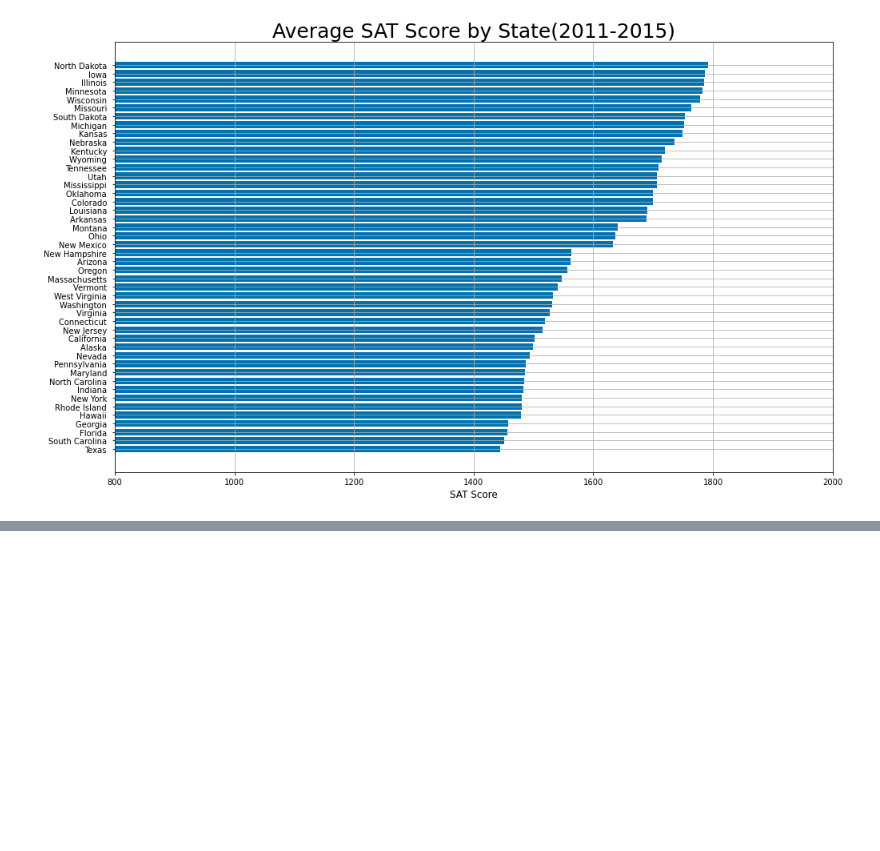
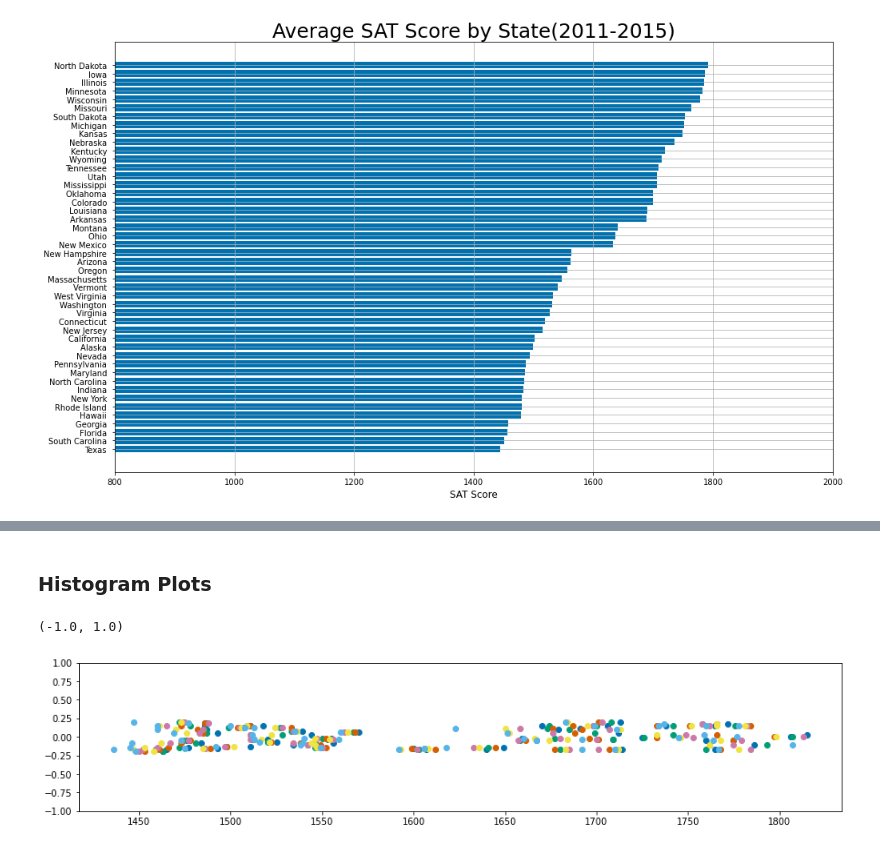
Before and after one commit to phamc4/Projects, a Jupyter notebook: SAT_changes.ipynb, the cells around one changed output, grey strips where cells are left out. Drawn from its saved outputs; the diff is of its cells as text; code cells hidden in the pictures; blank space fills up the shorter version.

```diff
--- a/SAT_changes.ipynb
+++ b/SAT_changes.ipynb
@@ -175,0 +186,2 @@ df2
+# %% [markdown]
+### Histogram Plots
@@ -175,0 +196,11 @@ df2
+# %%
+#Scatter Plot
+
+fig, ax = plt.subplots(figsize=(15,3))
+jitter = np.random.uniform(-0.2, 0.2, size=first_df['2005 SAT Scores'].shape)
+for i in hist_plot:
+    ax.scatter(i, jitter)
+ax.set_ylim(-1,1)
+# %% [output]
+(-1.0, 1.0)
+[figure, added]
```
Also changed, not shown: parts of 10 cells of this notebook.
